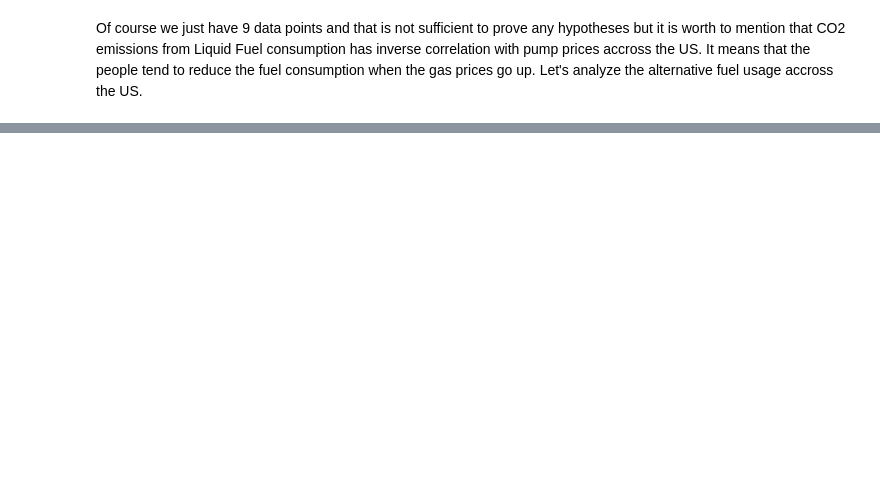
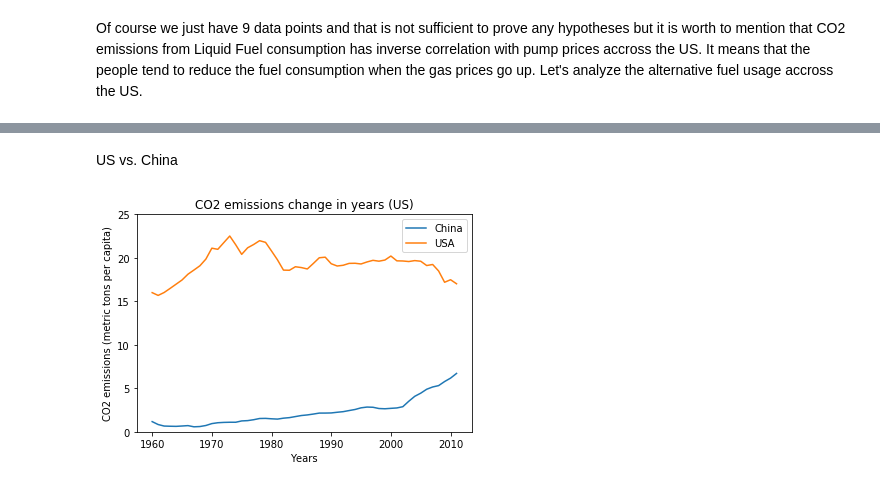
Before and after one commit to robertcox324/5horsemenoftheapocalypse, a Jupyter notebook: WDI_Analysis.ipynb, the cells around one changed output, grey strips where cells are left out. Saved outputs shown, nothing was run; the diff lists cells and outputs as text; code cells hidden in the pictures; blank space fills up the shorter version.

```diff
--- a/WDI_Analysis.ipynb
+++ b/WDI_Analysis.ipynb
@@ -351,2 +419,7 @@ pump_liq[['liq_val_pc', 'pump_val']].corr()
 # %% [markdown]
 Of course we just have 9 data points and that  is not sufficient to prove any hypotheses but it is worth to mention that CO2 emissions from Liquid Fuel consumption has inverse correlation with pump prices accross the US. It means that the people tend to reduce the fuel consumption when the gas prices go up. Let's analyze the alternative fuel usage accross the US.
+# %%
+country = (short_data['CountryCode'] == "USA")
+co2_us  = short_data[co2 & country]
+co2_us = co2_us.reset_index(drop = True)
+co2_us.head()
@@ -352,0 +433,17 @@ Of course we just have 9 data points and that  is not sufficient to prove any hy
+# %% [markdown]
+US vs. China
+# %%
+china= (short_data['CountryCode'] == "CHN")
+co2_chn= short_data[co2 & china]
+co2_chn = co2_chn.reset_index(drop = True)
+#plt.ylim(0, 30)
+plt.xlabel('Years')
+plt.ylim(0,25)
+plt.ylabel('CO2 emissions (metric tons per capita)')
+plt.title('CO2 emissions change in years (US)')
+plt.plot(co2_chn['Year'], co2_chn['Value'].values, label="China")
+plt.plot(co2_us['Year'], co2_us['Value'].values, label="USA")
+plt.legend()
+plt.show()
+# %% [output]
+[figure, added]
```
Also changed, not shown: parts of 22 cells of this notebook, 5 other files.
